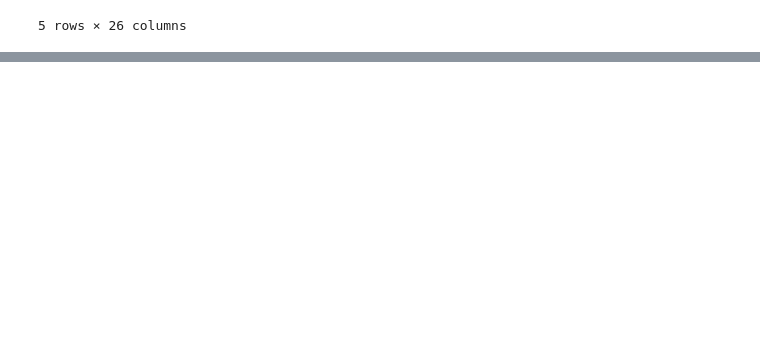
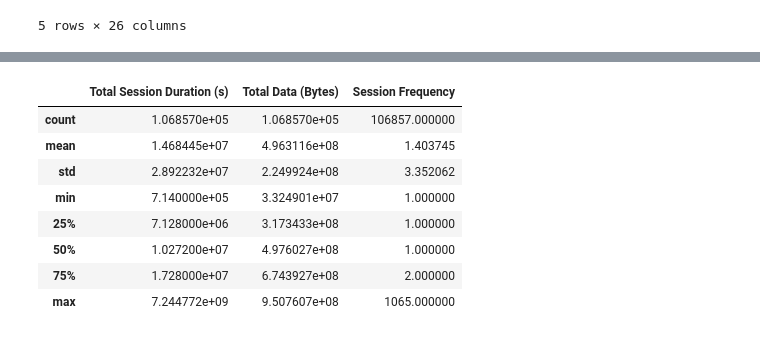
Before and after one commit to melatteshome/User-Analytics-Telecom-Industry, a Jupyter notebook: notebooks/user_engagment_analysis.ipynb, the cells around one changed output, grey strips where cells are left out. Cells and saved outputs as stored; diff of their text form; code cells hidden in the pictures; blank space fills up the shorter version.

```diff
--- a/notebooks/user_engagment_analysis.ipynb
+++ b/notebooks/user_engagment_analysis.ipynb
@@ -197,0 +260,13 @@ top_10_users = user_engagment_metric['Total Data (Bytes)'].nlargest(10)
+# %%
+#generate descriptive statistics of the user engagement metrics
+user_engagment_metric.describe()
+# %% [output]
+|  | Total Session Duration (s) | Total Data (Bytes) | Session Frequency |
+| count | 1.068570e+05 | 1.068570e+05 | 106857.000000 |
+| mean | 1.468445e+07 | 4.963116e+08 | 1.403745 |
+| std | 2.892232e+07 | 2.249924e+08 | 3.352062 |
+| min | 7.140000e+05 | 3.324901e+07 | 1.000000 |
+| 25% | 7.128000e+06 | 3.173433e+08 | 1.000000 |
+| 50% | 1.027200e+07 | 4.976027e+08 | 1.000000 |
+| 75% | 1.728000e+07 | 6.743927e+08 | 2.000000 |
+| max | 7.244772e+09 | 9.507607e+08 | 1065.000000 |
```
Also changed, not shown: parts of 14 cells of this notebook.
